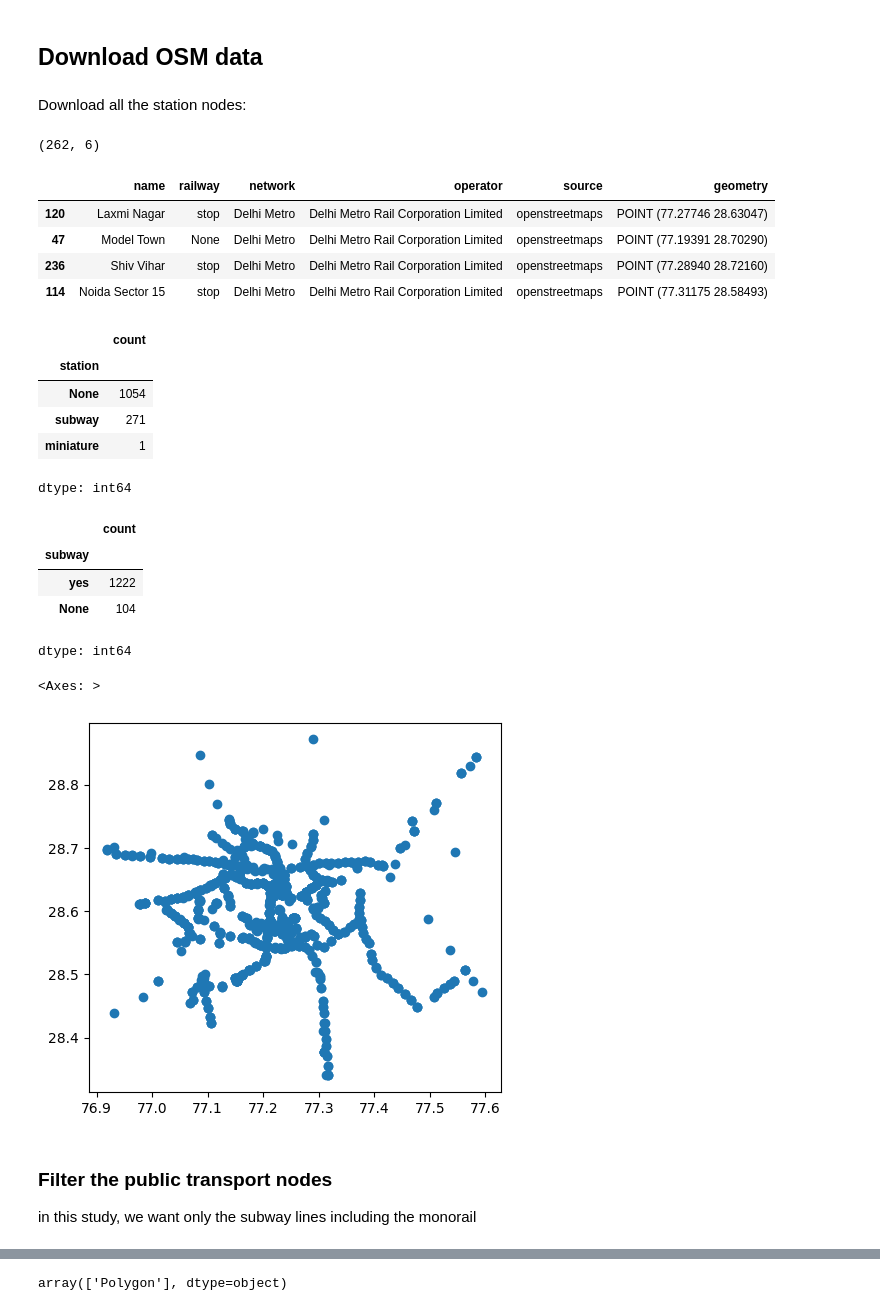
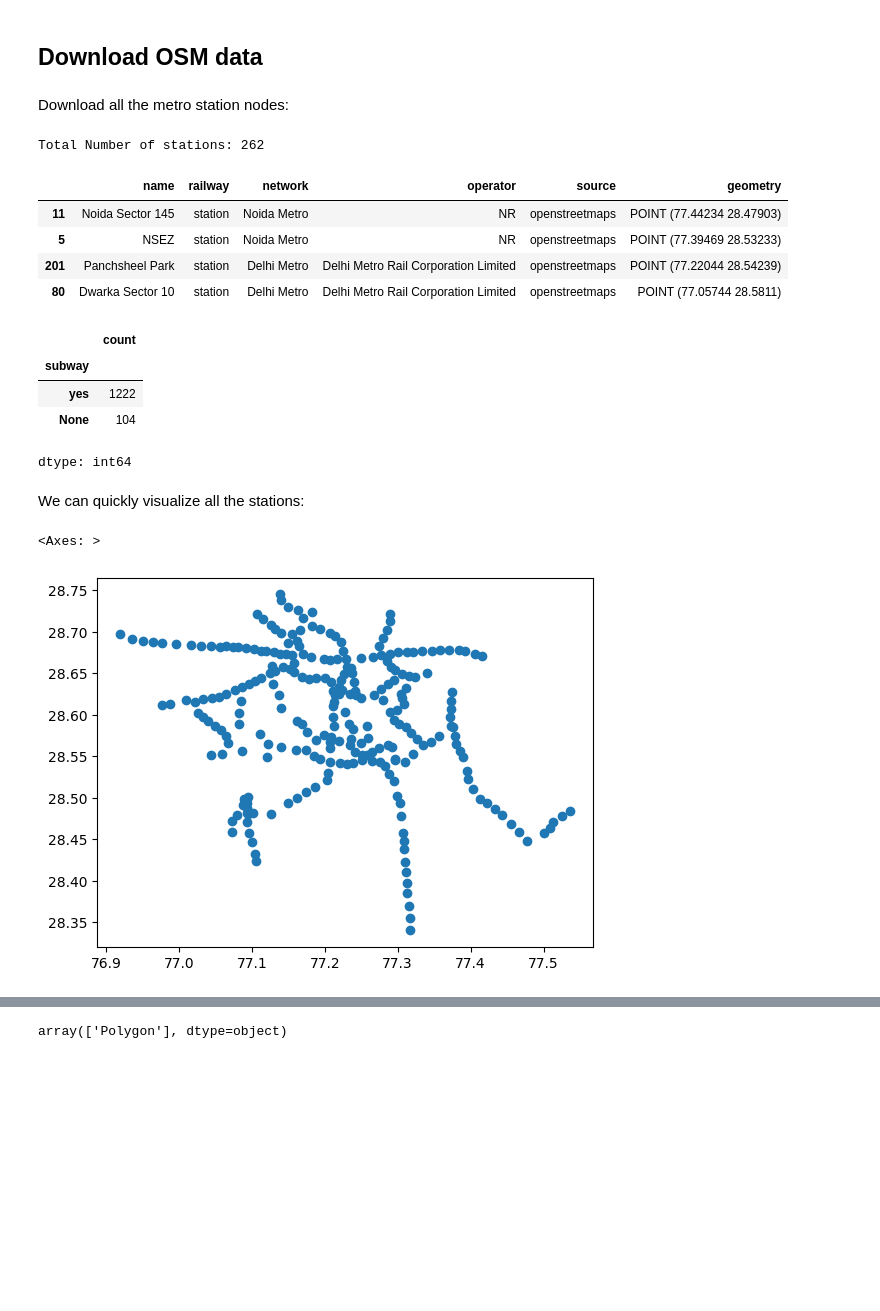
Before and after one commit to kavyajeetbora/metro_accessibility, a Jupyter notebook: notebooks/ETL_Station_Footprints.ipynb, the cells around one changed output, grey strips where cells are left out. Cells and saved outputs as stored; diff of their text form; code cells hidden in the pictures; blank space fills up the shorter version.

```diff
--- a/notebooks/ETL_Station_Footprints.ipynb
+++ b/notebooks/ETL_Station_Footprints.ipynb
@@ -44,26 +42,17 @@ INSTALL spatial;
 # %% [markdown]
 ## Download OSM data
 # %% [markdown]
-Download all the station nodes:
+Download all the metro station nodes:
 # %%
 !wget -q https://github.com/kavyajeetbora/metro_accessibility/raw/master/data/delhi/Delhi_NCR_station_nodes.gpkg -O station_nodes.gpkg
-station_nodes = gpd.read_file('station_nodes.gpkg', crs='EPSG:4326')
-print(station_nodes.shape)
+station_nodes = gpd.read_file('station_nodes.gpkg')
+print("Total Number of stations:",station_nodes.shape[0])
 station_nodes.sample(4)
 # %% [output]
-(262, 6)
+Total Number of stations: 262
 |  | name | railway | network | operator | source | geometry |
-| 120 | Laxmi Nagar | stop | Delhi Metro | Delhi Metro Rail Corporation Limited | openstreetmaps | POINT (77.27746 28.63047) |
-| 47 | Model Town | None | Delhi Metro | Delhi Metro Rail Corporation Limited | openstreetmaps | POINT (77.19391 28.70290) |
-| 236 | Shiv Vihar | stop | Delhi Metro | Delhi Metro Rail Corporation Limited | openstreetmaps | POINT (77.28940 28.72160) |
-| 114 | Noida Sector 15 | stop | Delhi Metro | Delhi Metro Rail Corporation Limited | openstreetmaps | POINT (77.31175 28.58493) |
+| 11 | Noida Sector 145 | station | Noida Metro | NR | openstreetmaps | POINT (77.44234 28.47903) |
+| 5 | NSEZ | station | Noida Metro | NR | openstreetmaps | POINT (77.39469 28.53233) |
+| 201 | Panchsheel Park | station | Delhi Metro | Delhi Metro Rail Corporation Limited | openstreetmaps | POINT (77.22044 28.54239) |
+| 80 | Dwarka Sector 10 | station | Delhi Metro | Delhi Metro Rail Corporation Limited | openstreetmaps | POINT (77.05744 28.5811) |
-# %%
-pb_gdf['station'].value_counts()
-# %% [output]
-|  | count |
-| station |  |
-| None | 1054 |
-| subway | 271 |
-| miniature | 1 |
-dtype: int64
 # %%
@@ -74,12 +63,10 @@ pb_gdf['subway'].value_counts()
 | yes | 1222 |
 | None | 104 |
 dtype: int64
+# %% [markdown]
+We can quickly visualize all the stations:
 # %%
-pb_gdf.plot()
+station_nodes.plot()
 # %% [output]
 <Axes: >
-[figure, old version]
+[figure, new version]
-# %% [markdown]
-### Filter the public transport nodes
-
-in this study, we want only the subway lines including the monorail
```
Also changed, not shown: parts of 15 cells of this notebook.
